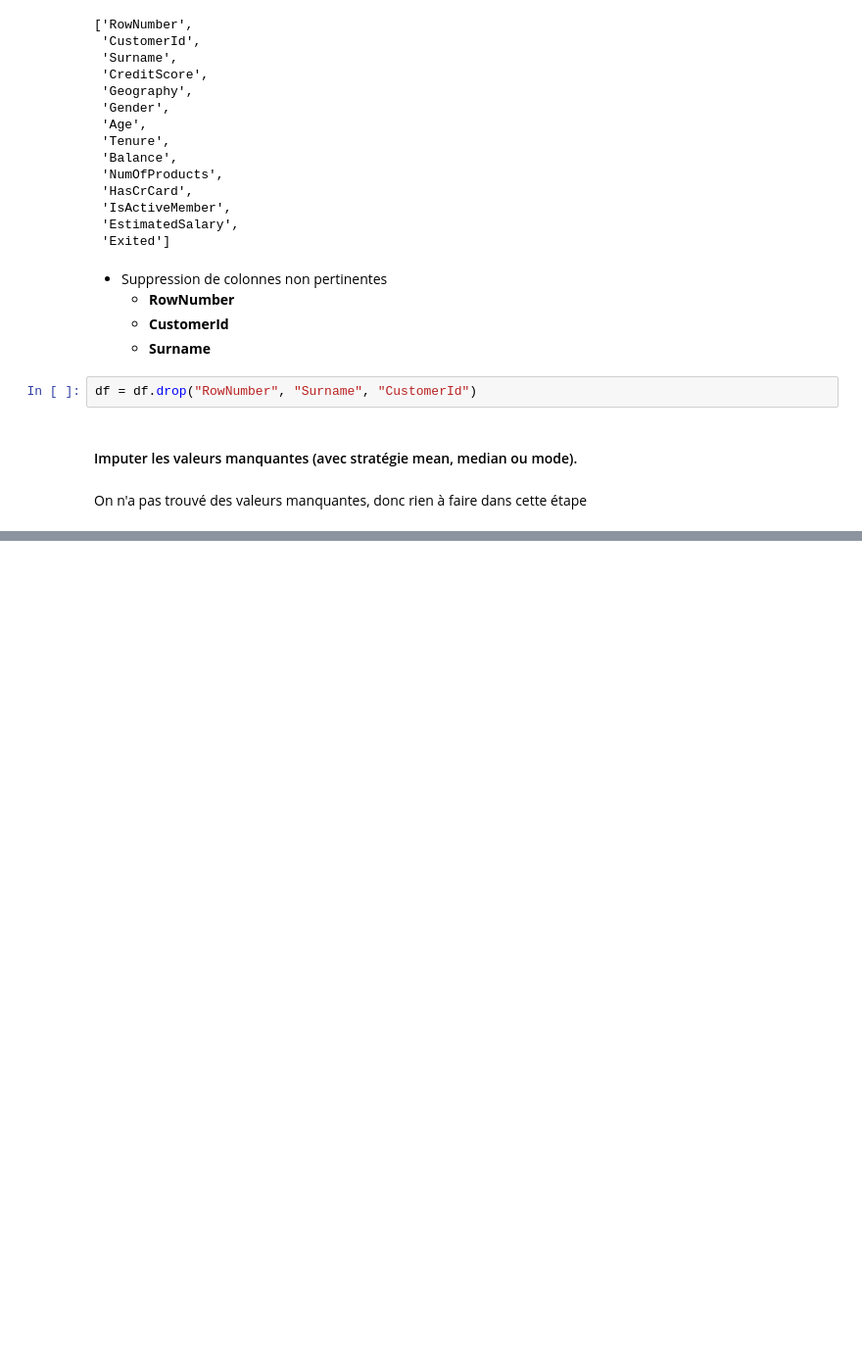
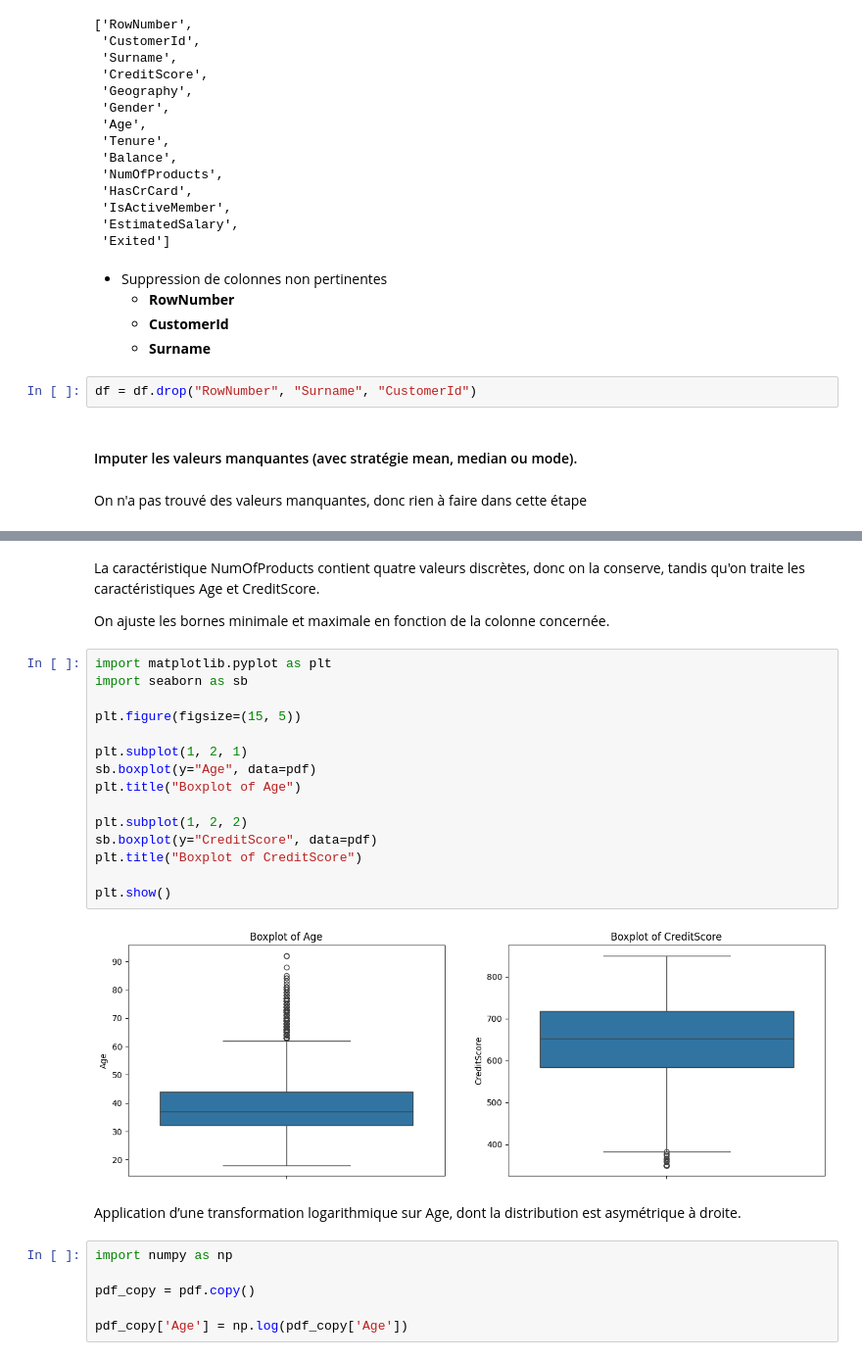
Before and after one commit to anass17/Prediction-de-l-Attrition-Client-Bancaire, a Jupyter notebook: notebooks/data_preprocessing.ipynb, the cells around one changed output, grey strips where cells are left out. Shown at 98% size. Drawn from its saved outputs; the diff is of its cells as text; blank space fills up the shorter version.

```diff
--- a/notebooks/data_preprocessing.ipynb
+++ b/notebooks/data_preprocessing.ipynb
@@ -44,0 +71,29 @@ On n'a pas trouvé des valeurs manquantes, donc rien à faire dans cette étape
+# %% [markdown]
+La caractéristique NumOfProducts contient quatre valeurs discrètes, donc on la conserve, tandis qu'on traite les caractéristiques Age et CreditScore.
+
+On ajuste les bornes minimale et maximale en fonction de la colonne concernée.
+# %%
+import matplotlib.pyplot as plt
+import seaborn as sb
+
+plt.figure(figsize=(15, 5))
+
+plt.subplot(1, 2, 1)
+sb.boxplot(y="Age", data=pdf)
+plt.title("Boxplot of Age")
+
+plt.subplot(1, 2, 2)
+sb.boxplot(y="CreditScore", data=pdf)
+plt.title("Boxplot of CreditScore")
+
+plt.show()
+# %% [output]
+[figure, added]
+# %% [markdown]
+Application d’une transformation logarithmique sur Age, dont la distribution est asymétrique à droite.
+# %%
+import numpy as np
+
+pdf_copy = pdf.copy()
+
+pdf_copy['Age'] = np.log(pdf_copy['Age'])
```
Also changed, not shown: parts of 17 cells of this notebook, 2 other files.
